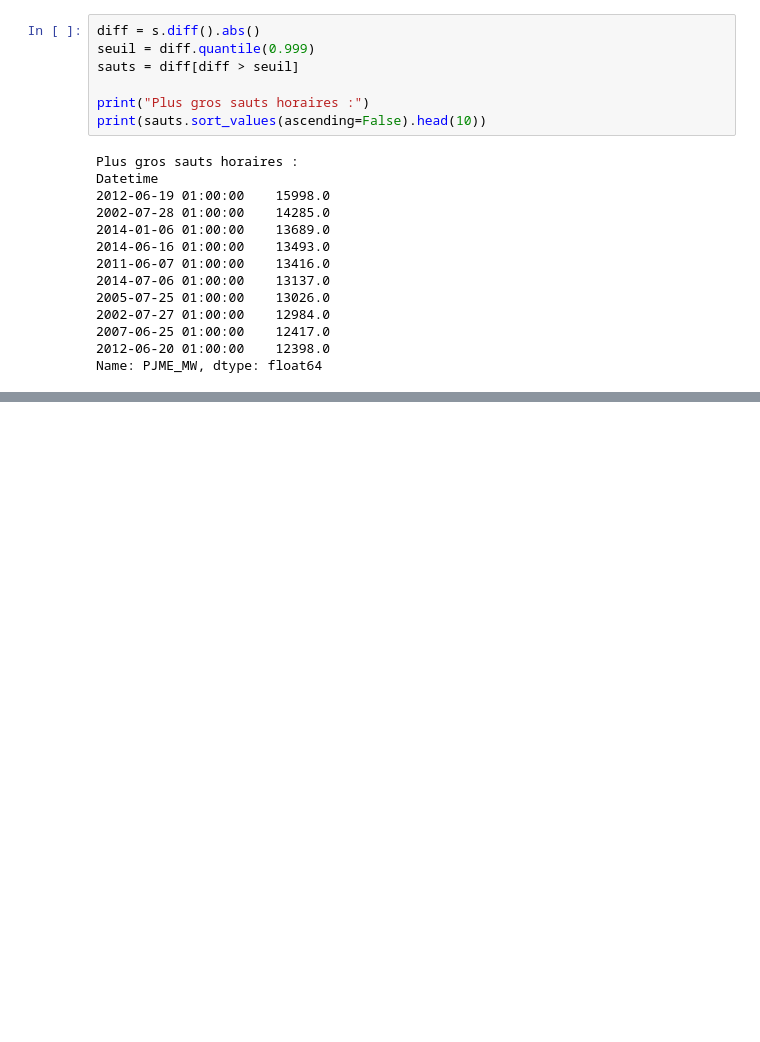
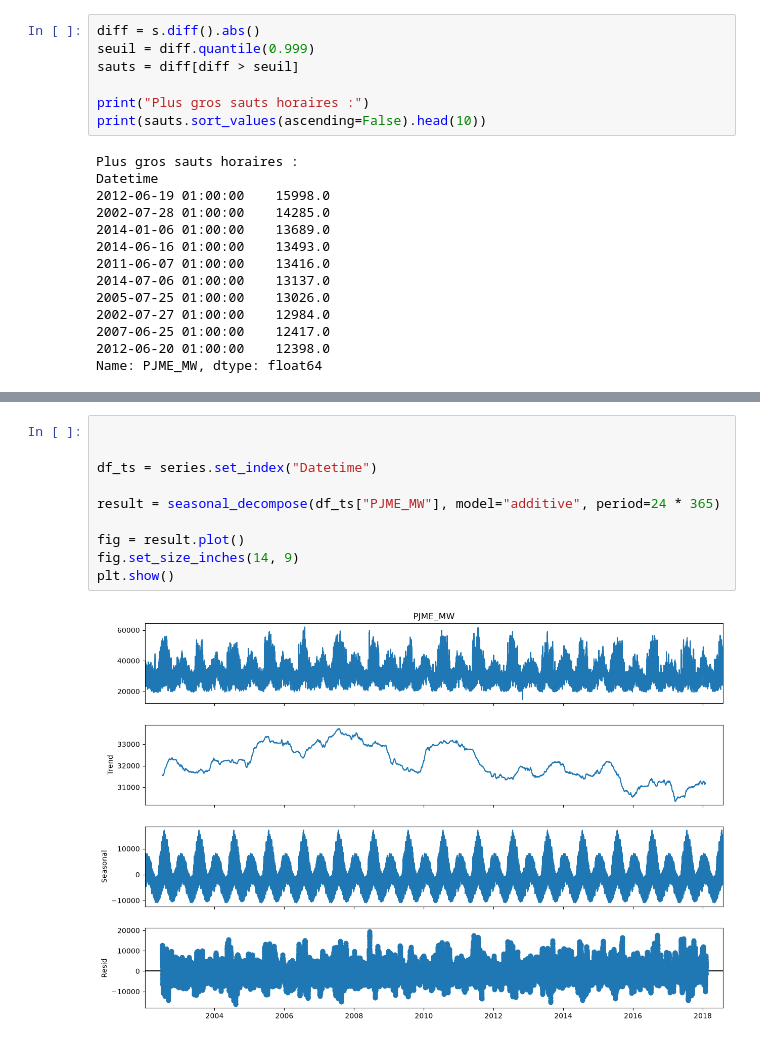
Before and after one commit to Oumohgh/electricity-demand-forecasting-azure, a Jupyter notebook: notebook.ipynb, the cells around one changed output, grey strips where cells are left out. Saved outputs shown, nothing was run; the diff lists cells and outputs as text; blank space fills up the shorter version.

```diff
--- a/notebook.ipynb
+++ b/notebook.ipynb
@@ -301,0 +365,12 @@ NaN after interpolation : 0
+# %%
+
+
+df_ts = series.set_index("Datetime")
+
+result = seasonal_decompose(df_ts["PJME_MW"], model="additive", period=24 * 365)
+
+fig = result.plot()
+fig.set_size_inches(14, 9)
+plt.show()
+# %% [output]
+[figure, added]
```
Also changed, not shown: parts of 16 cells of this notebook.
